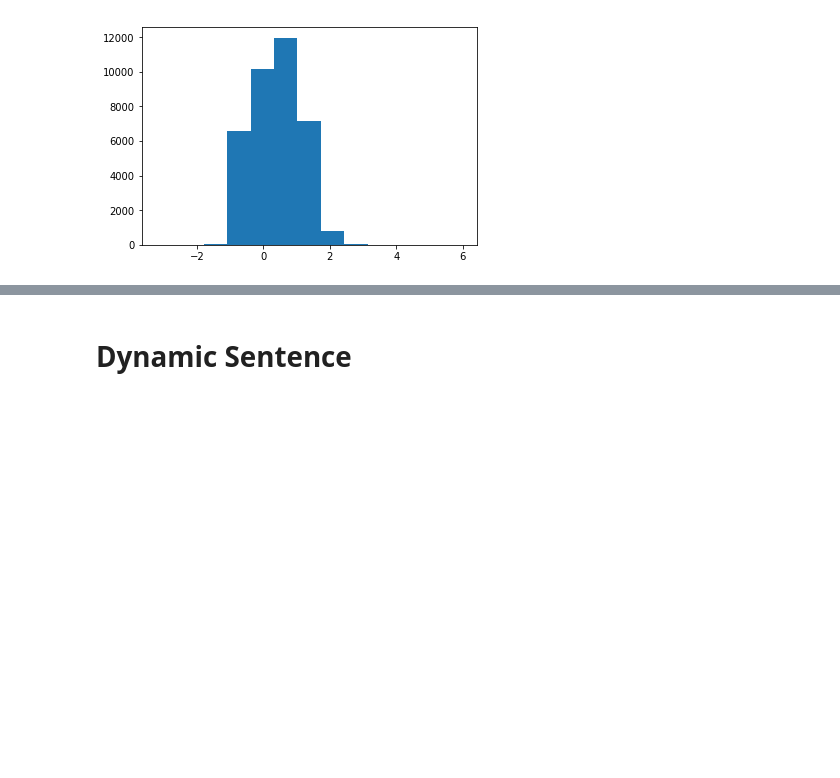
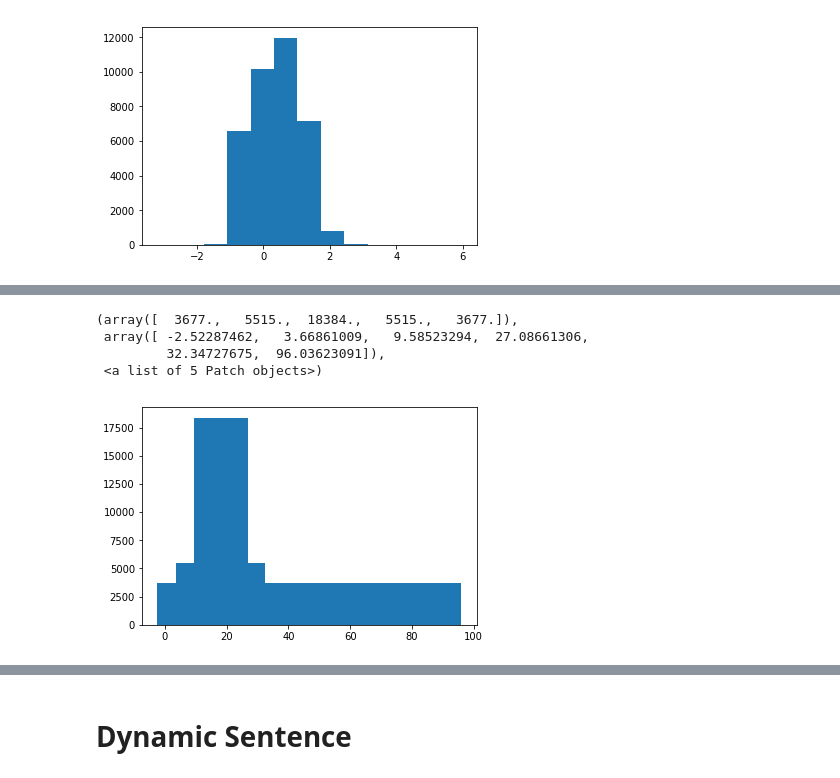
Before and after one commit to Vizzuality/gfw_nbks, a Jupyter notebook: Biodiversity_SIgnificance_Importance_Widget.ipynb, the cells around one changed output, grey strips where cells are left out. Cells and saved outputs as stored; diff of their text form; code cells hidden in the pictures; blank space fills up the shorter version.

```diff
--- a/Biodiversity_SIgnificance_Importance_Widget.ipynb
+++ b/Biodiversity_SIgnificance_Importance_Widget.ipynb
@@ -49,6 +41,7 @@ ee.Initialize()
 # %%
 # Make the query and return data
 def biodiversity_query(adm0=None, adm1=None):
+    """Fetches subregions within an adm1, adm0, or if none are selected, all data (global)"""
 
     if adm1:
         print('Request for adm2 areas')
@@ -110,9 +103,10 @@ data[0:3]
 # %% [markdown]
 # Get Global Stats
 # %%
-ints = [-d.get('int') for d in data if d.get('int')]
-sigs = [math.log(d.get('sig'),10) for d in data if d.get('sig')]
+# Order all data and convert to numpy arrays in order to calculate basic stats
 
+ints = np.array(sorted([-d.get('int') for d in data if d.get('int')]))
+sigs = np.array(sorted([math.log(d.get('sig'),10) for d in data if d.get('sig')]))
 
 int_mean = np.mean(ints)
 sig_mean = np.mean(sigs)
@@ -181,0 +174,12 @@ plt.hist(sigs, bins=np.arange(min(sigs), max(sigs) + binwidth, binwidth))
+# %%
+# Calculate percentile values (somewhat arbitrary and can be tweaked)
+percentiles = [10, 25, 75, 90]
+# %%
+int_perc = [int_min]
+sig_perc = [sig_min]
+for p in percentiles:
+    int_perc.append(np.percentile(ints, p))
+    sig_perc.append(np.percentile(sigs, p))
+
+int_perc.append(int_max)
+sig_perc.append(sig_max)
@@ -181,0 +198,8 @@ plt.hist(sigs, bins=np.arange(min(sigs), max(sigs) + binwidth, binwidth))
+# %%
+plt.hist(ints, bins=int_perc)
+# %% [output]
+(array([  3677.,   5515.,  18384.,   5515.,   3677.]),
+ array([ -2.52287462,   3.66861009,   9.58523294,  27.08661306,
+         32.34727675,  96.03623091]),
+ <a list of 5 Patch objects>)
+[figure, added]
```
Also changed, not shown: parts of 20 cells of this notebook.
